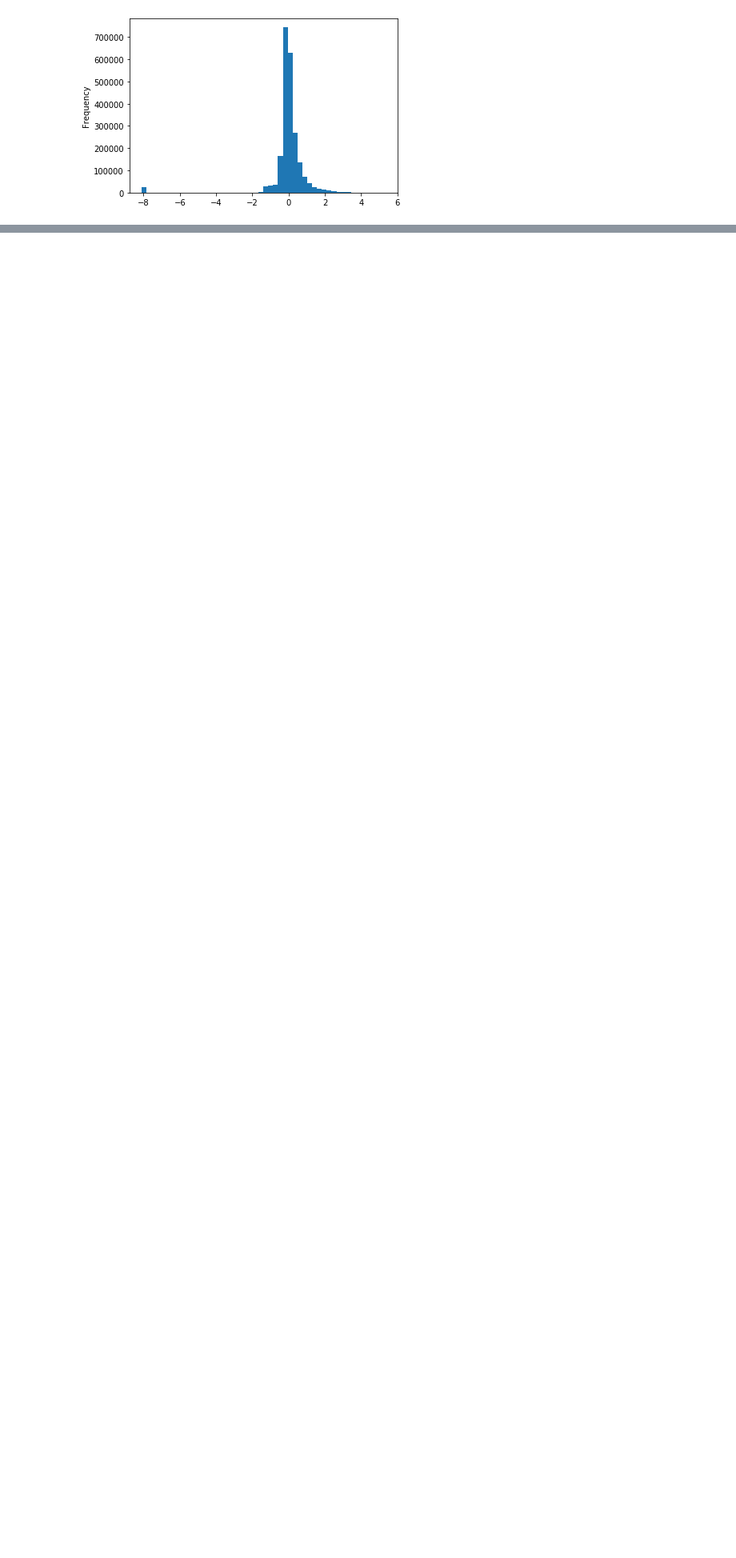
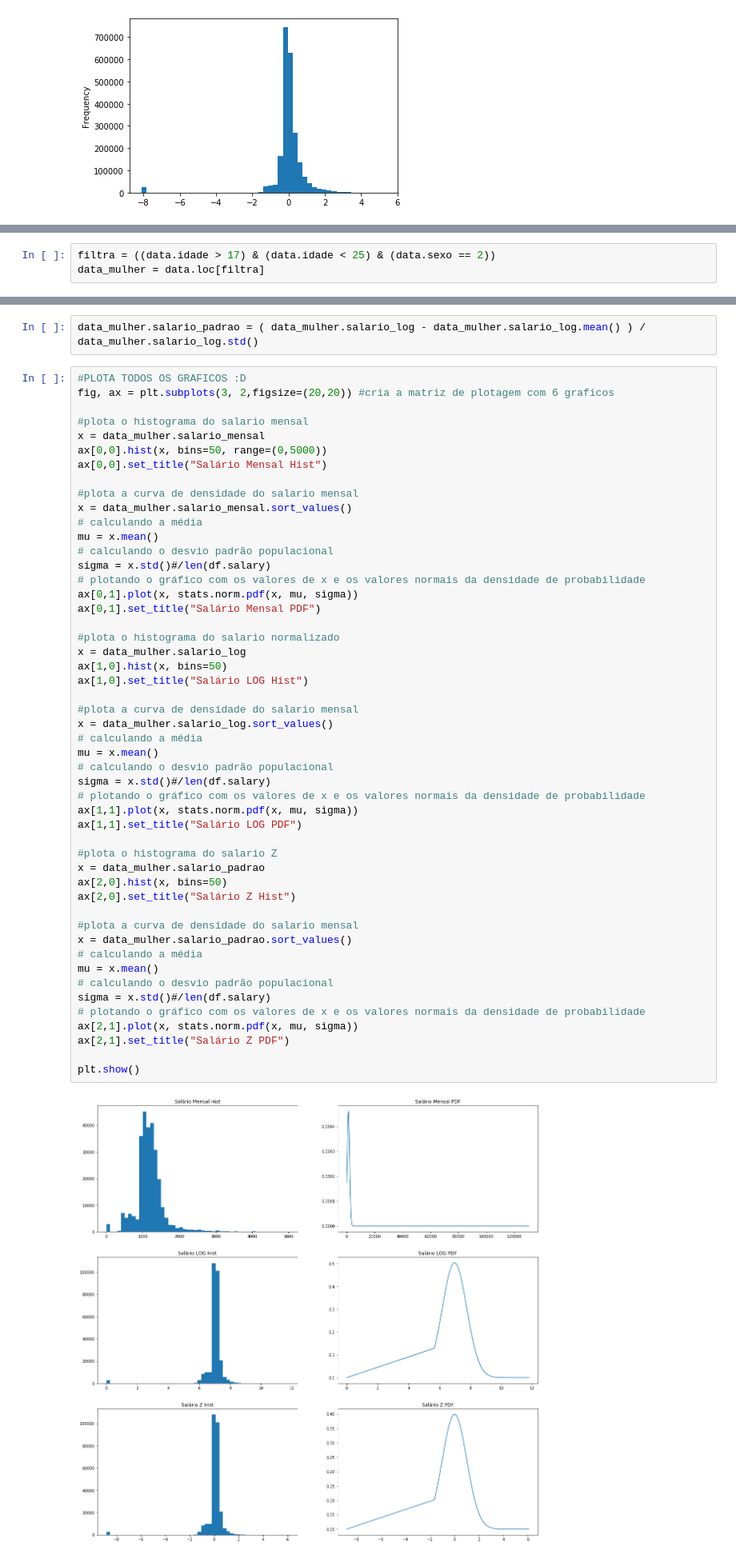
Before and after one commit to thiagodegan/Desafio01, a Jupyter notebook: Desafio_Thiago.ipynb, the cells around one changed output, grey strips where cells are left out. Shown at 80% size. Drawn from its saved outputs; the diff is of its cells as text; blank space fills up the shorter version.

Commit message:
DF Mulher

```diff
--- a/Desafio_Thiago.ipynb
+++ b/Desafio_Thiago.ipynb
@@ -354,3 +354,6 @@ ax[2,1].set_title("Salário Z PDF")
 plt.show()
 # %% [output]
 [figure]
+# %%
+filtra = ((data.idade > 17) & (data.idade < 25) & (data.sexo == 2))
+data_mulher = data.loc[filtra]
@@ -356,0 +370,54 @@ plt.show()
+# %%
+data_mulher.salario_padrao = ( data_mulher.salario_log - data_mulher.salario_log.mean() ) / data_mulher.salario_log.std()
+# %%
+#PLOTA TODOS OS GRAFICOS :D
+fig, ax = plt.subplots(3, 2,figsize=(20,20)) #cria a matriz de plotagem com 6 graficos
+
+#plota o histograma do salario mensal
+x = data_mulher.salario_mensal
+ax[0,0].hist(x, bins=50, range=(0,5000))
+ax[0,0].set_title("Salário Mensal Hist")
+
+#plota a curva de densidade do salario mensal
+x = data_mulher.salario_mensal.sort_values()
+# calculando a média
+mu = x.mean()
+# calculando o desvio padrão populacional
+sigma = x.std()#/len(df.salary)
+# plotando o gráfico com os valores de x e os valores normais da densidade de probabilidade
+ax[0,1].plot(x, stats.norm.pdf(x, mu, sigma))
+ax[0,1].set_title("Salário Mensal PDF")
+
+#plota o histograma do salario normalizado
+x = data_mulher.salario_log
+ax[1,0].hist(x, bins=50)
+ax[1,0].set_title("Salário LOG Hist")
+
+#plota a curva de densidade do salario mensal
+x = data_mulher.salario_log.sort_values()
+# calculando a média
+mu = x.mean()
+# calculando o desvio padrão populacional
+sigma = x.std()#/len(df.salary)
+# plotando o gráfico com os valores de x e os valores normais da densidade de probabilidade
+ax[1,1].plot(x, stats.norm.pdf(x, mu, sigma))
+ax[1,1].set_title("Salário LOG PDF")
+
+#plota o histograma do salario Z
+x = data_mulher.salario_padrao
+ax[2,0].hist(x, bins=50)
+ax[2,0].set_title("Salário Z Hist")
+
+#plota a curva de densidade do salario mensal
+x = data_mulher.salario_padrao.sort_values()
+# calculando a média
+mu = x.mean()
+# calculando o desvio padrão populacional
+sigma = x.std()#/len(df.salary)
+# plotando o gráfico com os valores de x e os valores normais da densidade de probabilidade
+ax[2,1].plot(x, stats.norm.pdf(x, mu, sigma))
+ax[2,1].set_title("Salário Z PDF")
+
+plt.show()
+# %% [output]
+[figure, added]
```
Also changed, not shown: parts of 2 cells of this notebook.
